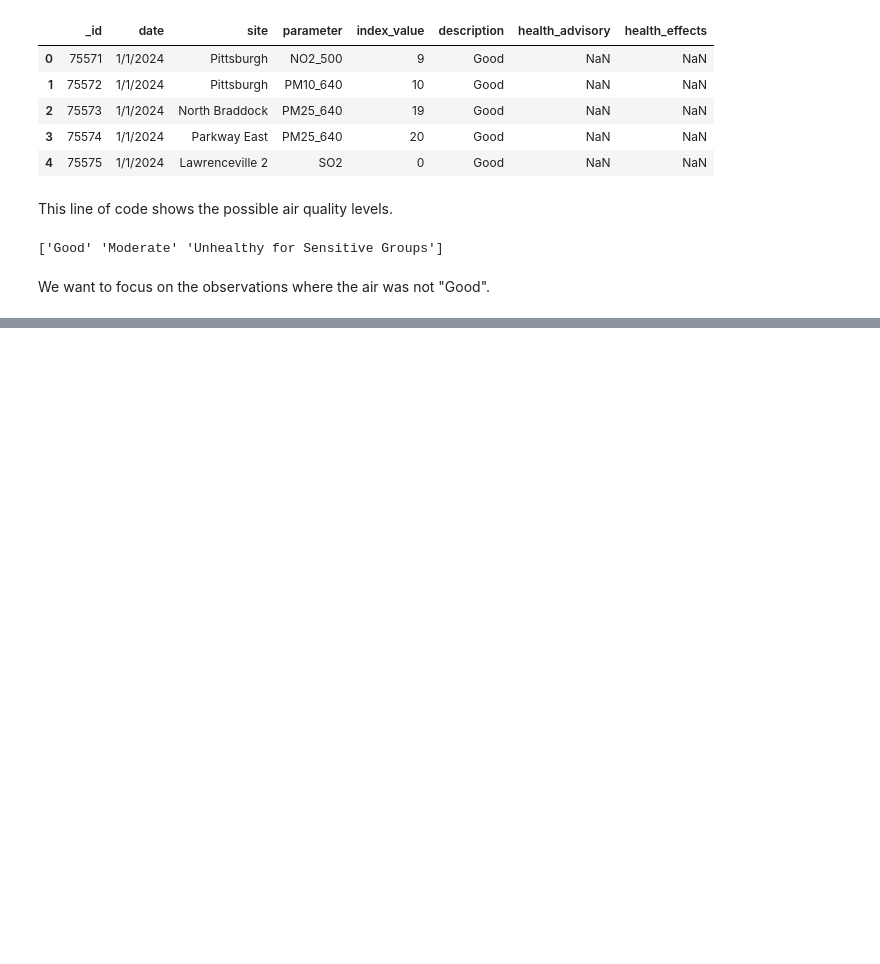
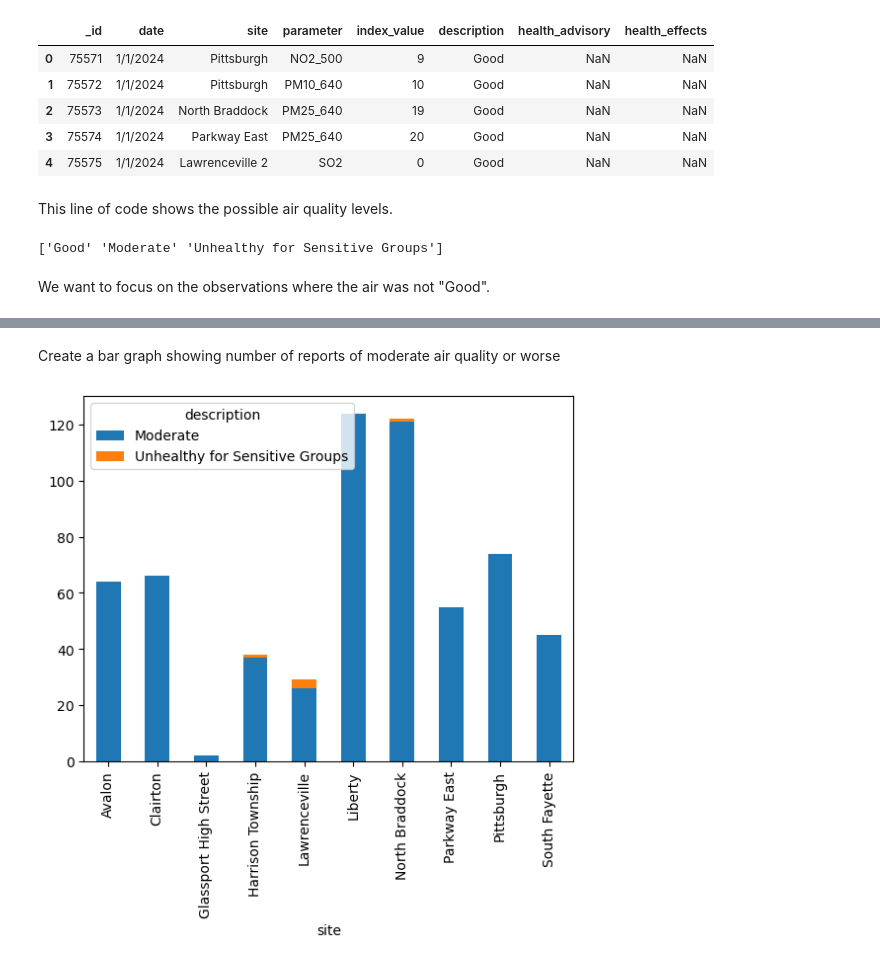
Before and after one commit to G-Farrell/CMPINF-Final, a Jupyter notebook: Final Project.ipynb, the cells around one changed output, grey strips where cells are left out. Saved outputs shown, nothing was run; the diff lists cells and outputs as text; code cells hidden in the pictures; blank space fills up the shorter version.

```diff
--- a/Final Project.ipynb
+++ b/Final Project.ipynb
@@ -83,0 +86,3 @@ badAir = air[(air['description'] == 'Moderate') | (air['description'] == 'Unheal
+# %%
+new_badAir = badAir[['site', 'description']]
+new_badAir.head()
@@ -83,0 +96,8 @@ badAir = air[(air['description'] == 'Moderate') | (air['description'] == 'Unheal
+# %% [markdown]
+Create a bar graph showing number of reports of moderate air quality or worse
+# %%
+badCounts = new_badAir.groupby(['site', 'description']).size().unstack(fill_value=0)
+badCounts.plot(kind='bar', stacked = True)
+plt.show()
+# %% [output]
+[figure, added]
```
Also changed, not shown: parts of 14 cells of this notebook, 1 other file.
